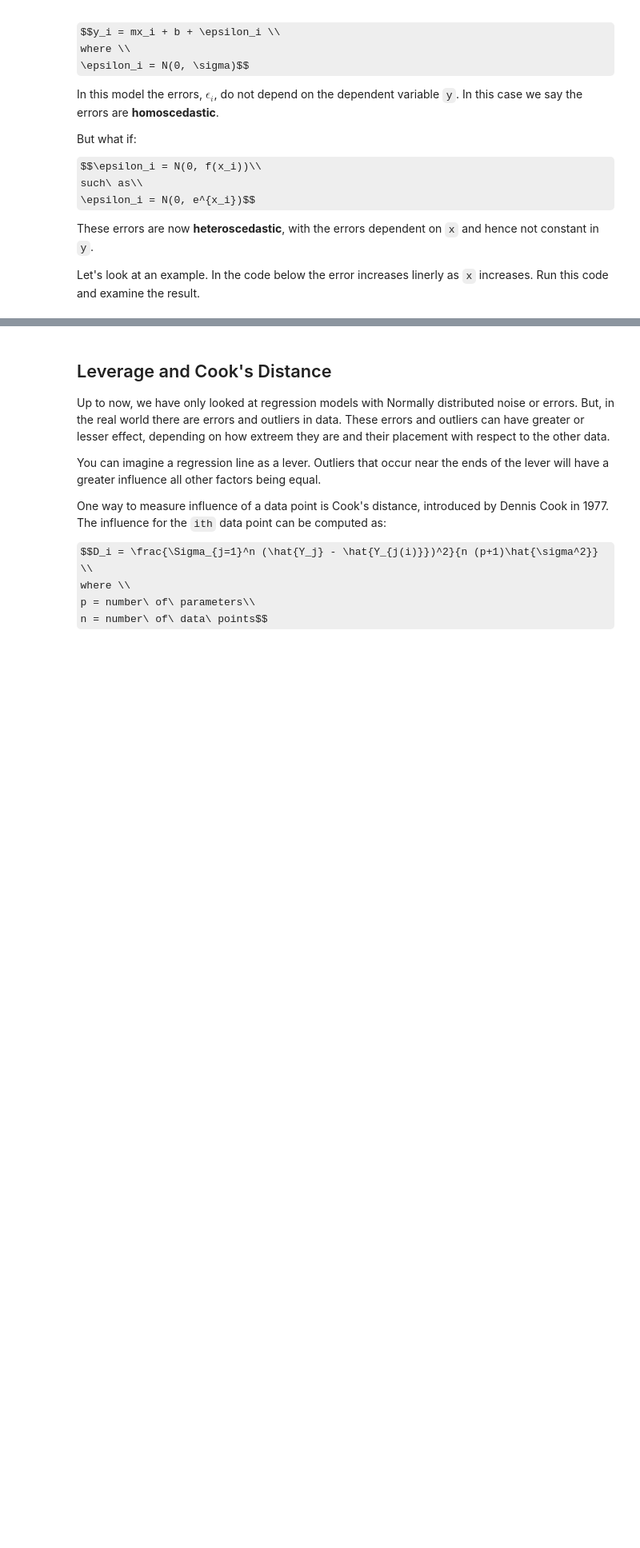
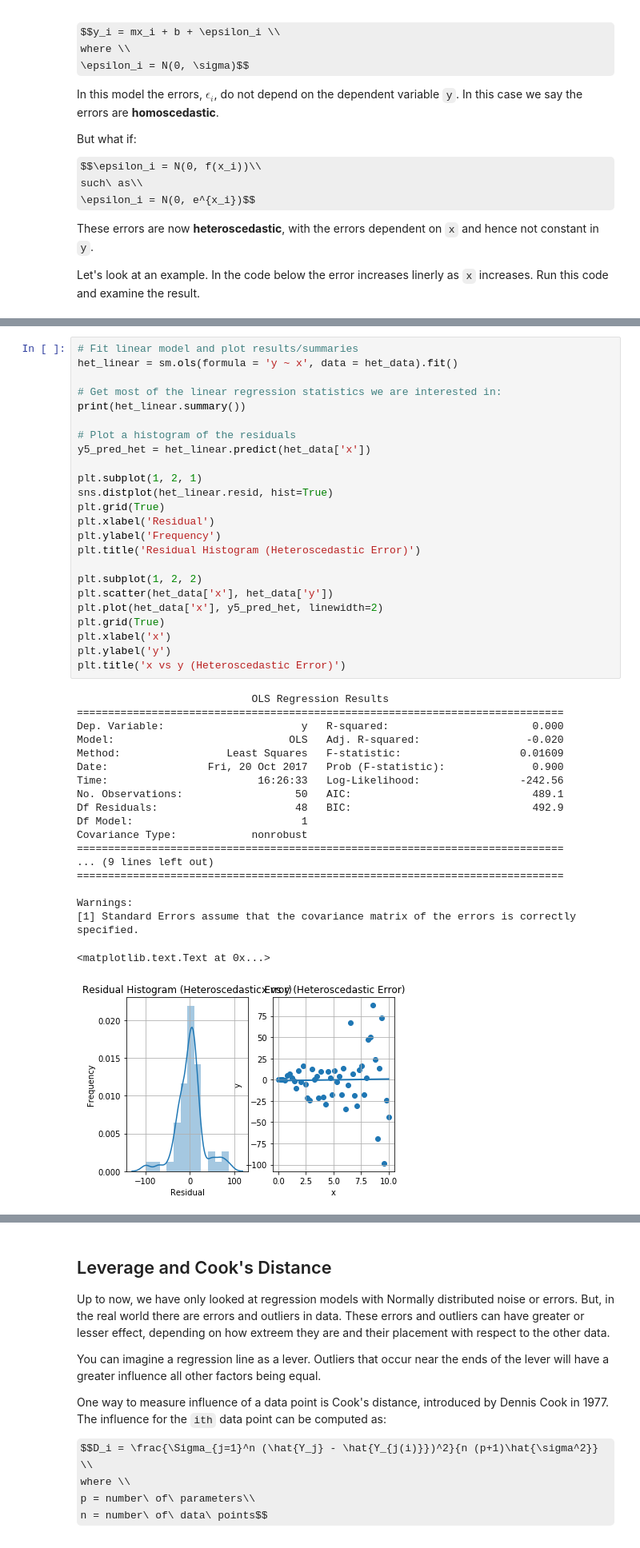
Before and after one commit to StephenElston/DataScience350, a Jupyter notebook: Lecture6/IntroToRegression.ipynb, the cells around one changed output, grey strips where cells are left out. Shown at 80% size. Drawn from its saved outputs; the diff is of its cells as text; some formulas as TeX source; blank space fills up the shorter version.

```diff
--- a/Lecture6/IntroToRegression.ipynb
+++ b/Lecture6/IntroToRegression.ipynb
@@ -853,0 +838,44 @@ F-statistic: 0.6337 on 1 and 48 DF,  p-value: 0.4299
+# %%
+# Fit linear model and plot results/summaries
+het_linear = sm.ols(formula = 'y ~ x', data = het_data).fit()
+
+# Get most of the linear regression statistics we are interested in:
+print(het_linear.summary())
+
+# Plot a histogram of the residuals
+y5_pred_het = het_linear.predict(het_data['x'])
+
+plt.subplot(1, 2, 1)
+sns.distplot(het_linear.resid, hist=True)
+plt.grid(True)
+plt.xlabel('Residual')
+plt.ylabel('Frequency')
+plt.title('Residual Histogram (Heteroscedastic Error)')
+
+plt.subplot(1, 2, 2)
+plt.scatter(het_data['x'], het_data['y'])
+plt.plot(het_data['x'], y5_pred_het, linewidth=2)
+plt.grid(True)
+plt.xlabel('x')
+plt.ylabel('y')
+plt.title('x vs y (Heteroscedastic Error)')
+# %% [output]
+                            OLS Regression Results
+==============================================================================
+Dep. Variable:                      y   R-squared:                       0.000
+Model:                            OLS   Adj. R-squared:                 -0.020
+Method:                 Least Squares   F-statistic:                   0.01609
+Date:                Fri, 20 Oct 2017   Prob (F-statistic):              0.900
+Time:                        16:26:33   Log-Likelihood:                -242.56
+No. Observations:                  50   AIC:                             489.1
+Df Residuals:                      48   BIC:                             492.9
+Df Model:                           1
+Covariance Type:            nonrobust
+==============================================================================
+... (9 lines left out)
+==============================================================================
+
+Warnings:
+[1] Standard Errors assume that the covariance matrix of the errors is correctly specified.
+<matplotlib.text.Text at 0x...>
+[figure, added]
```
Also changed, not shown: parts of 34 cells of this notebook.
